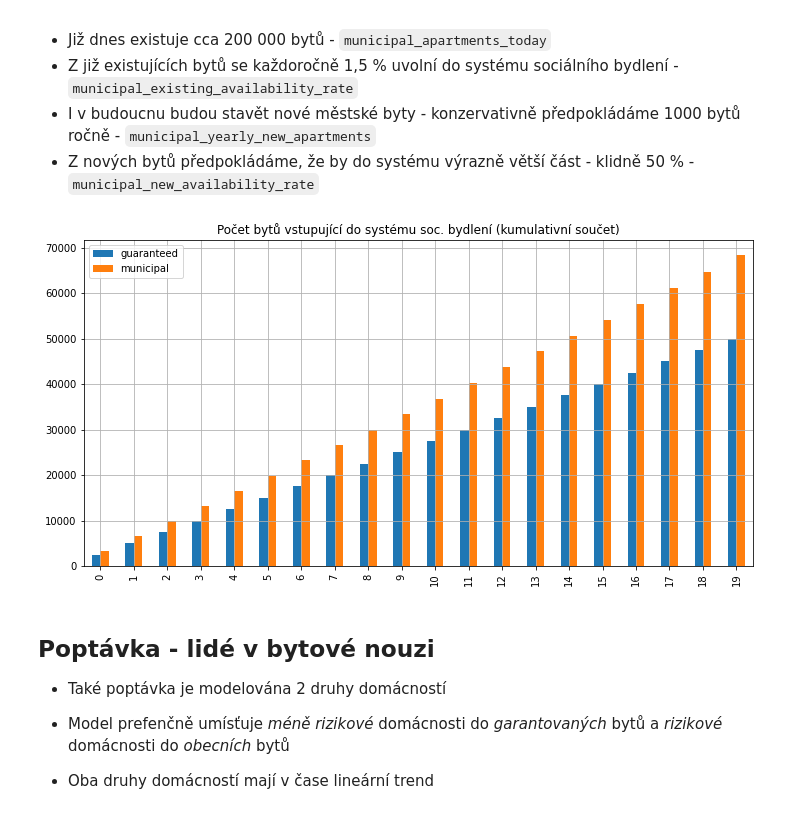
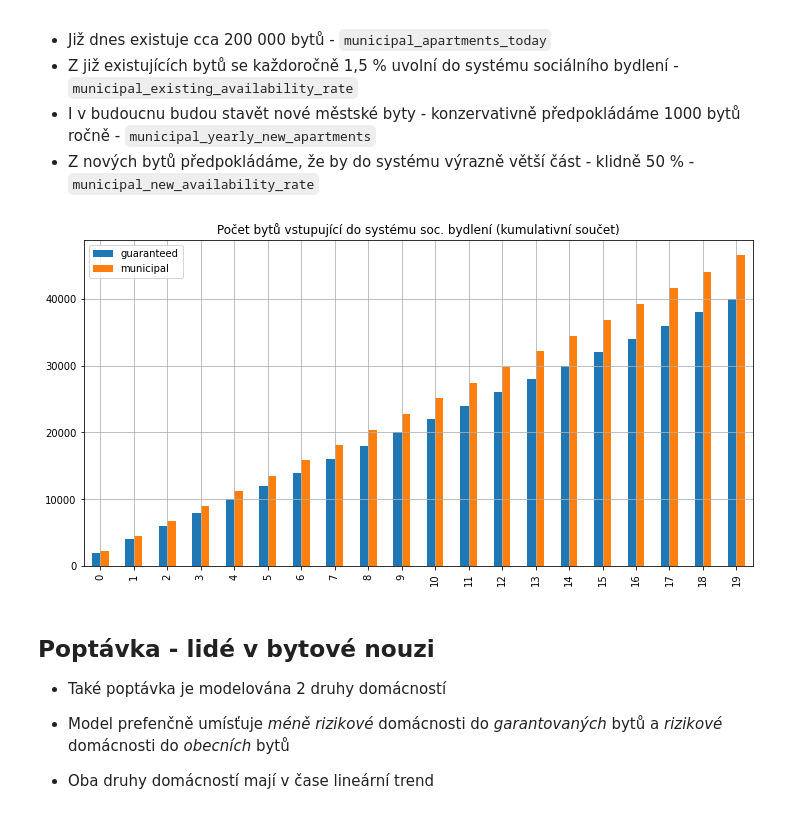
Before and after one commit to vitekzkytek/SocialHousingModel, a Jupyter notebook: model.ipynb, the cells around one changed output. Saved outputs shown, nothing was run; the diff lists cells and outputs as text; code cells hidden in the pictures.

```diff
--- a/model.ipynb
+++ b/model.ipynb
@@ -38,16 +38,16 @@ idx = pd.IndexSlice
 * Z nových bytů předpokládáme, že by do systému výrazně větší část - klidně 50 % - `municipal_new_availability_rate`
 # %%
 apartments = simulate_apartment_stock(
-    guaranteed_yearly_apartments=2500,
+    guaranteed_yearly_apartments=2000,
     municipal_apartments_today=200000,
     municipal_yearly_new_apartments=1000,
-    municipal_existing_availability_rate=.015,
-    municipal_new_availability_rate=.3,
+    municipal_existing_availability_rate=.01,
+    municipal_new_availability_rate=.25,
     years=np.arange(20)
 )
 apartments.plot.bar(grid=True,figsize=(12,6),title='Počet bytů vstupující do systému soc. bydlení (kumulativní součet)');
 # %% [output]
-[figure, old version]
+[figure, new version]
 # %% [markdown]
 ## Poptávka - lidé v bytové nouzi
 
```
Also changed, not shown: parts of 7 cells of this notebook.
